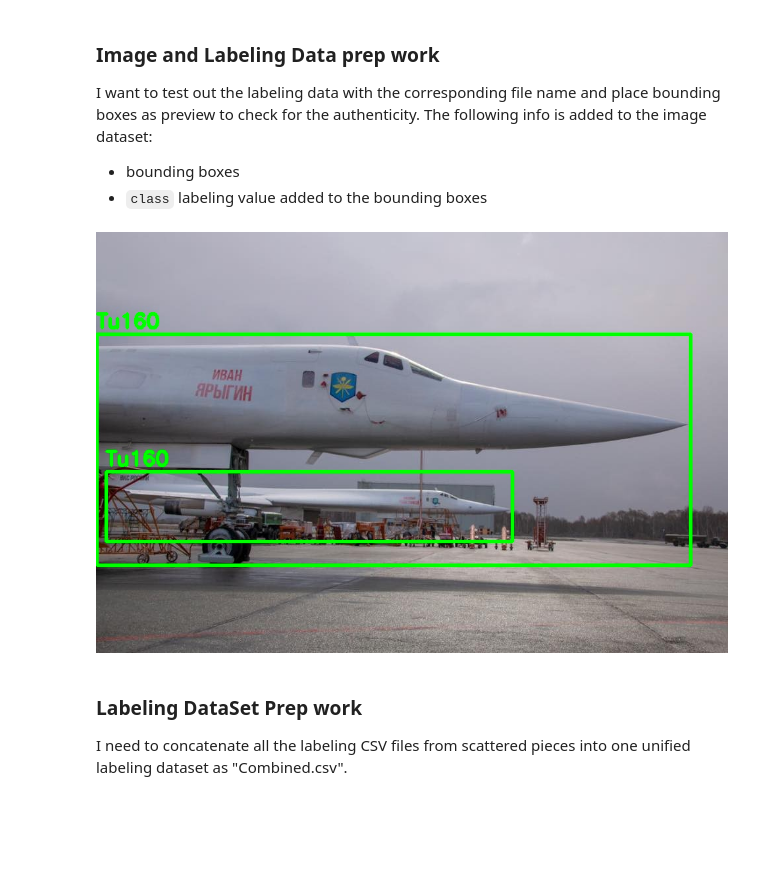
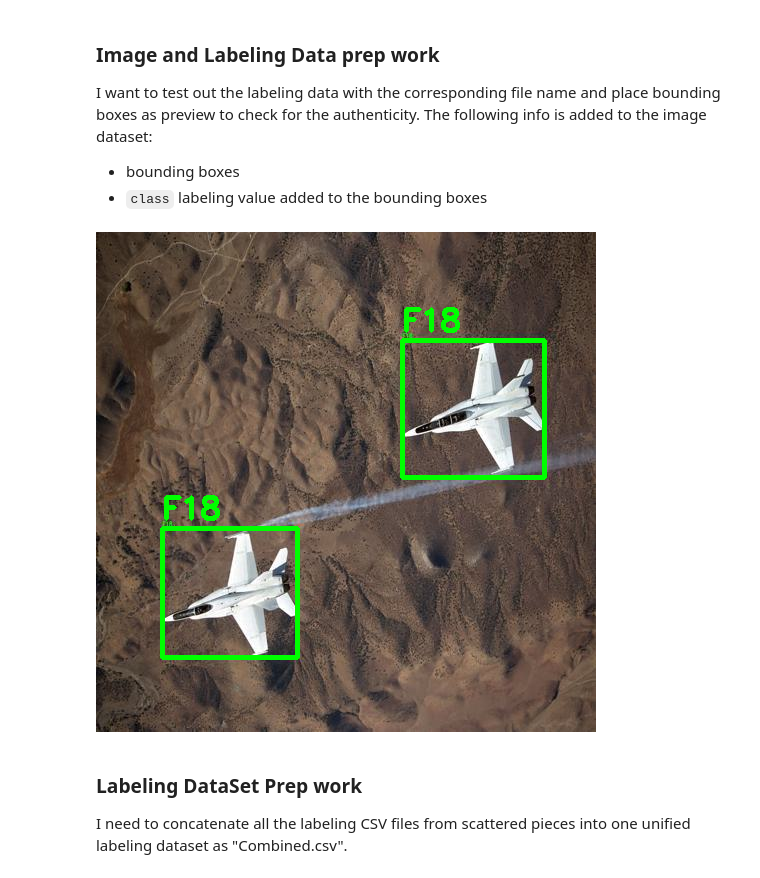
Before and after one commit to Panbear1983/Military-Aircraft-Detection-annotation-, a Jupyter notebook: Military Aircraft Detection.ipynb, the cells around one changed output. Saved outputs shown, nothing was run; the diff lists cells and outputs as text; code cells hidden in the pictures; blank space fills up the shorter version.

```diff
--- a/Military Aircraft Detection.ipynb
+++ b/Military Aircraft Detection.ipynb
@@ -143,40 +172,41 @@ I want to test out the labeling data with the corresponding file name and place
 import cv2
 import pandas as pd
 from google.colab.patches import cv2_imshow
+from google.colab import drive
 
 # Read the CSV file
-df_testing = pd.read_csv('drive/MyDrive/Military Aircraft Recognition/combined.csv')
+df_testing = pd.read_csv('drive/MyDrive/images/val/ffa565e4f573979207ea525e63c204d5.csv')
 
 # Filter the rows related to the image
-df_img = df_testing[df_testing['filename'] == '0a2a11a8658d69b6cd1fd23c5f4513bd']
+df_img = df_testing[df_testing['filename'] == 'ffa565e4f573979207ea525e63c204d5']
 
 # Read the image once
-image_path = 'drive/MyDrive/Military Aircraft Recognition/0a2a11a8658d69b6cd1fd23c5f4513bd.jpg'
+image_path = 'drive/MyDrive/images/val/ffa565e4f573979207ea525e63c204d5.jpg'
 image = cv2.imread(image_path)
 
 # Check if the image is correctly loaded
 if image is None:
     print(f"No image found at {image_path}")
 else:
     # Loop through each row in the filtered dataframe
     for index, row in df_img.iterrows():
         # Get the bounding box coordinates
         xmin = int(row['xmin'])
         ymin = int(row['ymin'])
         xmax = int(row['xmax'])
         ymax = int(row['ymax'])
 
         # Get the class label
         label = str(row['class'])
 
         # Draw the bounding box and the label on the image
         cv2.rectangle(image, (xmin, ymin), (xmax, ymax), (0, 255, 0), 3)
         cv2.putText(image, label, (xmin, ymin-10), cv2.FONT_HERSHEY_SIMPLEX, 1, (0, 255, 0), 3)
 
     # Display the image with all bounding boxes
     cv2_imshow(image)
 # %% [output]
-[figure, old version]
+[figure, new version]
 # %% [markdown]
 ### Labeling DataSet Prep work
 
```
Also changed, not shown: parts of 83 cells of this notebook.
